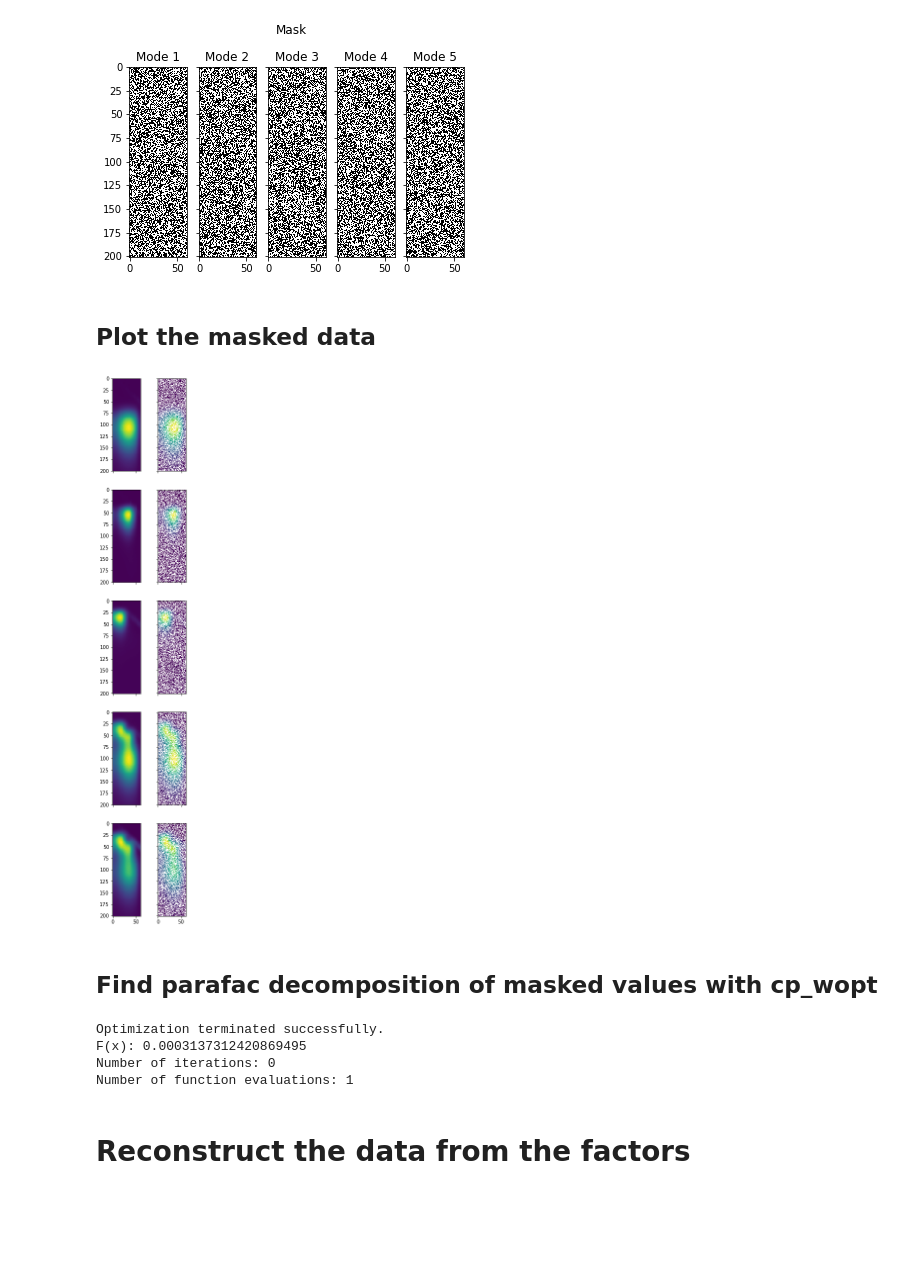
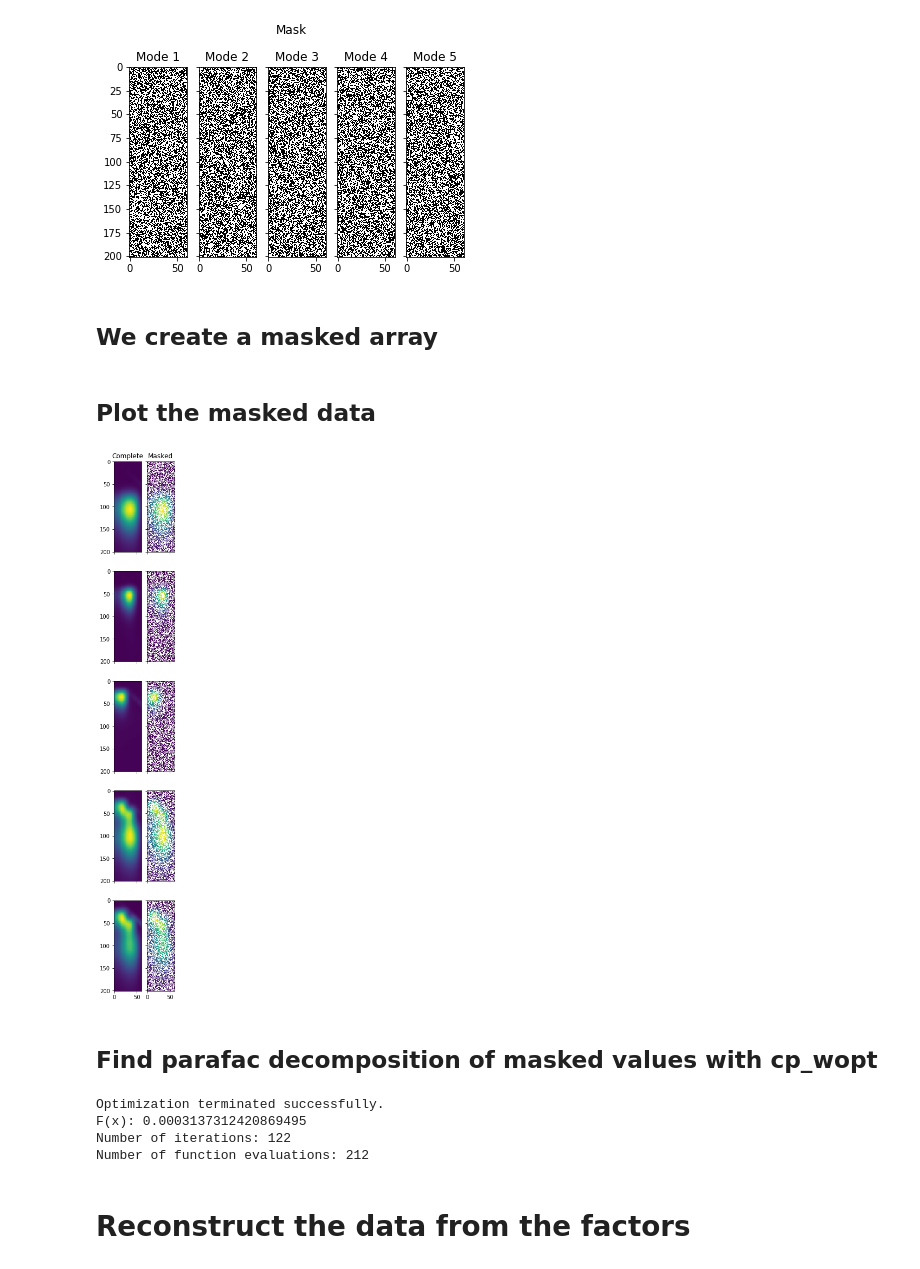
Before and after one commit to MarieRoald/TensorKit, a Jupyter notebook: cp_wopt demo.ipynb, the cells around one changed output. Saved outputs shown, nothing was run; the diff lists cells and outputs as text; code cells hidden in the pictures; blank space fills up the shorter version.

```diff
--- a/cp_wopt demo.ipynb
+++ b/cp_wopt demo.ipynb
@@ -35,32 +36,40 @@ fig.suptitle("Mask")
 # %% [output]
 Text(0.5,0.98,'Mask')
 [figure]
+# %% [markdown]
+## We create a masked array
 # %%
-X_masked = np.ma.MaskedArray(X.copy(), mask=(W==0))
-X_masked[W==0] = np.nan
+X_masked = np.ma.MaskedArray(X.copy(), mask=(W==0), fill_value=-10) # fill_value cannot be nan
+# %%
+# To make the masked values transparent while plotting:
+colormap = cm.viridis
+colormap.set_under('k', alpha=0)
 # %% [markdown]
 ## Plot the masked data
 # %%
-fig, axes = plt.subplots(5, 2, sharey=True, sharex=True, figsize=(3,20))
+fig, axes = plt.subplots(5, 2, sharey=True, sharex=True, figsize=(2,18))
+
+axes[0][0].set_title('Complete')
+axes[0][1].set_title('Masked')
+
 for i, ax in enumerate(axes):
     ax[0].imshow(X[i,...])
-    ax[1].imshow(X_masked[i,...])
+    ax[1].imshow(X_masked[i,...],cmap=colormap, vmin=np.min(X))
 # %% [output]
-[figure, old version]
+[figure, new version]
 # %% [markdown]
 ## Find parafac decomposition of masked values with cp_wopt
 # %%
 factors, result, initial_factors = cp.cp_wopt(X_masked, W=W, rank=3, init='random', gtol=1e-5)
+print(result.message)
+print(f'F(x): { 0.0003137312420869495}')
+print(f'Number of iterations: {result.nit}')
+print(f'Number of function evaluations: {result.nfev}')
+# %% [output]
+Optimization terminated successfully.
+F(x): 0.0003137312420869495
+Number of iterations: 122
+Number of function evaluations: 212
-# %%
-print(result.message)
-print(f'F(x): { 0.0003137312420869495}')
-print(f'Number of iterations: {result.nit}')
-print(f'Number of function evaluations: {result.nfev}')
-# %% [output]
-Optimization terminated successfully.
-F(x): 0.0003137312420869495
-Number of iterations: 0
-Number of function evaluations: 1
 # %% [markdown]
 # Reconstruct the data from the factors
 # %%
```
Also changed, not shown: parts of 14 cells of this notebook.
